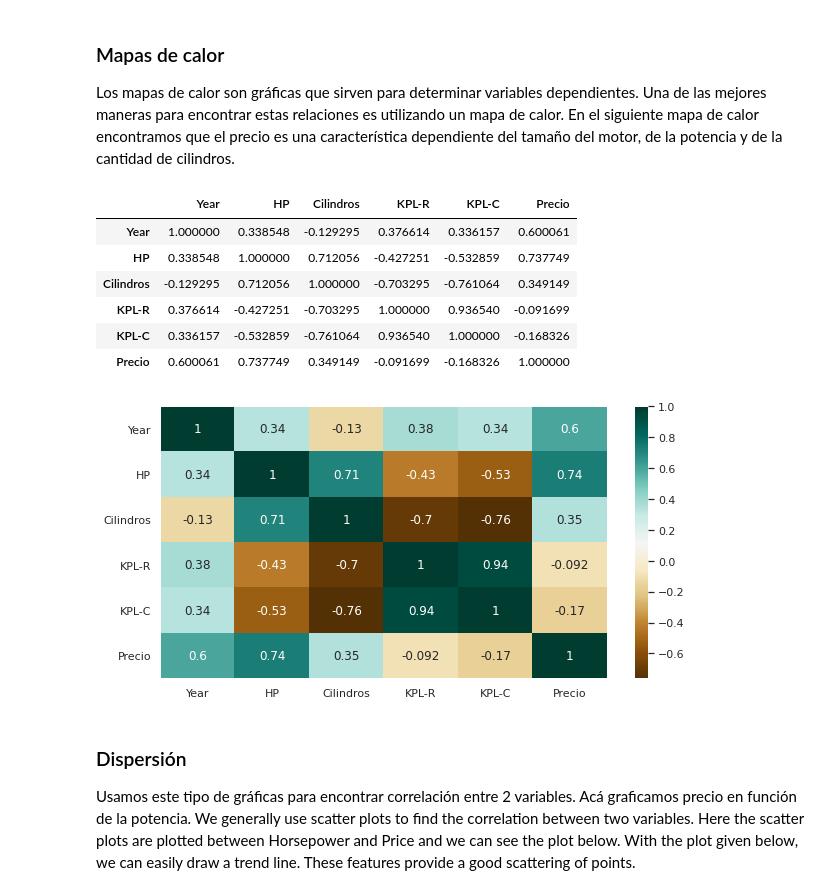
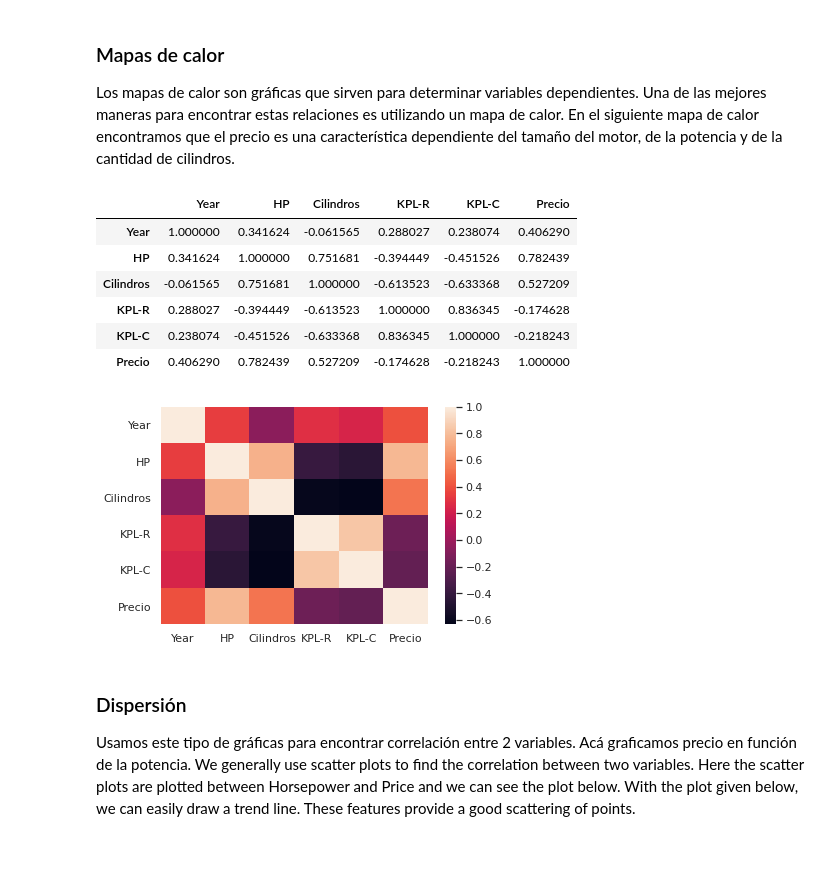
Before and after one commit to lecovi/dataschool-py3, a Jupyter notebook: analisis_exploratorio.ipynb, the cells around one changed output. Cells and saved outputs as stored; diff of their text form; code cells hidden in the pictures; blank space fills up the shorter version.

```diff
--- a/analisis_exploratorio.ipynb
+++ b/analisis_exploratorio.ipynb
@@ -377,3 +380,0 @@ No te preocupes por los valores que ves arriba. No es importante entender perfec
-# %%
-df = df[~((df < (Q1 - 1.5 * IQR)) | (df > (Q3 + 1.5 * IQR))).any(axis=1)]
-df.shape
@@ -391,0 +413,7 @@ Como vemos en las celdas de arriba, alrededor de 1700 registros eran valores at
+# %%
+corte_inferior = 100
+corte_superior = df["Precio"].quantile(0.98)
+
+df = df[(df["Precio"] < corte_superior) & (df["Precio"] > corte_inferior)]
+
+sns.boxplot(x=df['Precio'])
@@ -407,19 +438,19 @@ plt.xlabel('Marca');
 
 Los mapas de calor son gráficas que sirven para determinar variables dependientes. Una de las mejores maneras para encontrar estas relaciones es utilizando un mapa de calor. En el siguiente mapa de calor encontramos que el precio es una característica dependiente del tamaño del motor, de la potencia y de la cantidad de cilindros.
 # %%
-plt.figure(figsize=(10,5))
-c= df.corr()
-sns.heatmap(c,cmap="BrBG",annot=True)
-c
+plt.figure()
+correlaciones= df.corr()
+sns.heatmap(correlaciones)
+correlaciones
 # %% [output]
 |  | Year | HP | Cilindros | KPL-R | KPL-C | Precio |
-| Year | 1.000000 | 0.338548 | -0.129295 | 0.376614 | 0.336157 | 0.600061 |
-| HP | 0.338548 | 1.000000 | 0.712056 | -0.427251 | -0.532859 | 0.737749 |
-| Cilindros | -0.129295 | 0.712056 | 1.000000 | -0.703295 | -0.761064 | 0.349149 |
-| KPL-R | 0.376614 | -0.427251 | -0.703295 | 1.000000 | 0.936540 | -0.091699 |
-| KPL-C | 0.336157 | -0.532859 | -0.761064 | 0.936540 | 1.000000 | -0.168326 |
-| Precio | 0.600061 | 0.737749 | 0.349149 | -0.091699 | -0.168326 | 1.000000 |
+| Year | 1.000000 | 0.341624 | -0.061565 | 0.288027 | 0.238074 | 0.406290 |
+| HP | 0.341624 | 1.000000 | 0.751681 | -0.394449 | -0.451526 | 0.782439 |
+| Cilindros | -0.061565 | 0.751681 | 1.000000 | -0.613523 | -0.633368 | 0.527209 |
+| KPL-R | 0.288027 | -0.394449 | -0.613523 | 1.000000 | 0.836345 | -0.174628 |
+| KPL-C | 0.238074 | -0.451526 | -0.633368 | 0.836345 | 1.000000 | -0.218243 |
+| Precio | 0.406290 | 0.782439 | 0.527209 | -0.174628 | -0.218243 | 1.000000 |
-[figure, old version]
+[figure, new version]
 # %% [markdown]
 ### Dispersión
 
```
Also changed, not shown: parts of 16 cells of this notebook.
